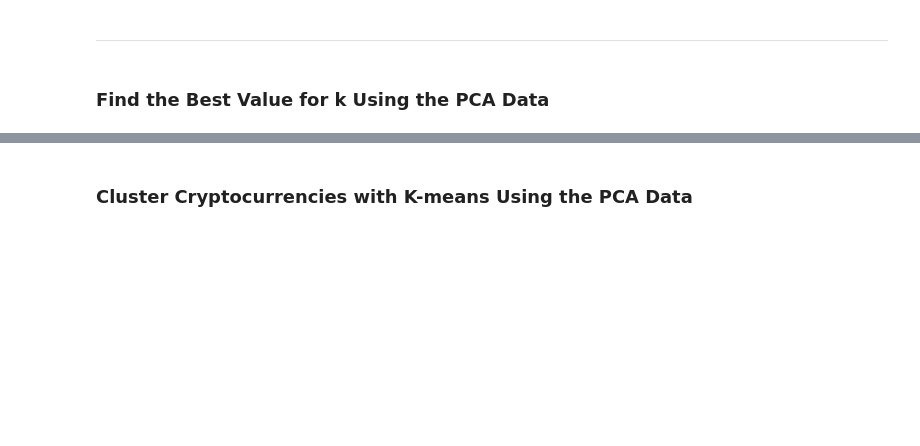
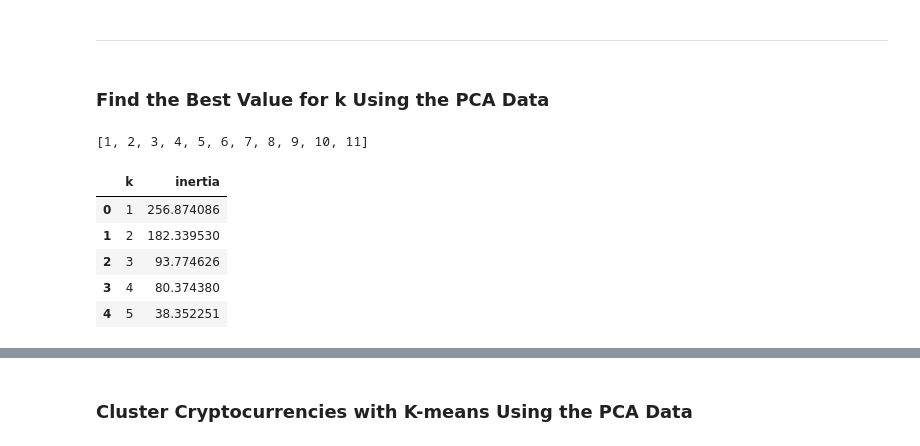
Before and after one commit to FSOH/CryptoClustering, a Jupyter notebook: Starter_Code/Crypto_Clustering.ipynb, the cells around one changed output, grey strips where cells are left out. Cells and saved outputs as stored; diff of their text form; code cells hidden in the pictures; blank space fills up the shorter version.

```diff
--- a/Starter_Code/Crypto_Clustering.ipynb
+++ b/Starter_Code/Crypto_Clustering.ipynb
@@ -250,5 +279,9 @@ scatter_plot
 ### Find the Best Value for k Using the PCA Data
 # %%
 # Create a list with the number of k-values from 1 to 11
+k_pca = list(range(1, 12))
+k_pca
+# %% [output]
+[1, 2, 3, 4, 5, 6, 7, 8, 9, 10, 11]
 # %%
 # Create an empty list to store the inertia values
@@ -262,7 +299,17 @@ scatter_plot
 # %%
 # Create a dictionary with the data to plot the Elbow curve
+elbow_pca = {"k": k_pca, "inertia": inertia_pca}
 
 # Create a DataFrame with the data to plot the Elbow curve
+elbow_pca_df = pd.DataFrame(elbow_pca)
+elbow_pca_df.head()
+# %% [output]
+|  | k | inertia |
+| 0 | 1 | 256.874086 |
+| 1 | 2 | 182.339530 |
+| 2 | 3 | 93.774626 |
+| 3 | 4 | 80.374380 |
+| 4 | 5 | 38.352251 |
 # %%
 # Plot a line chart with all the inertia values computed with
 # the different values of k to visually identify the optimal value for k.
```
Also changed, not shown: parts of 28 cells of this notebook.
